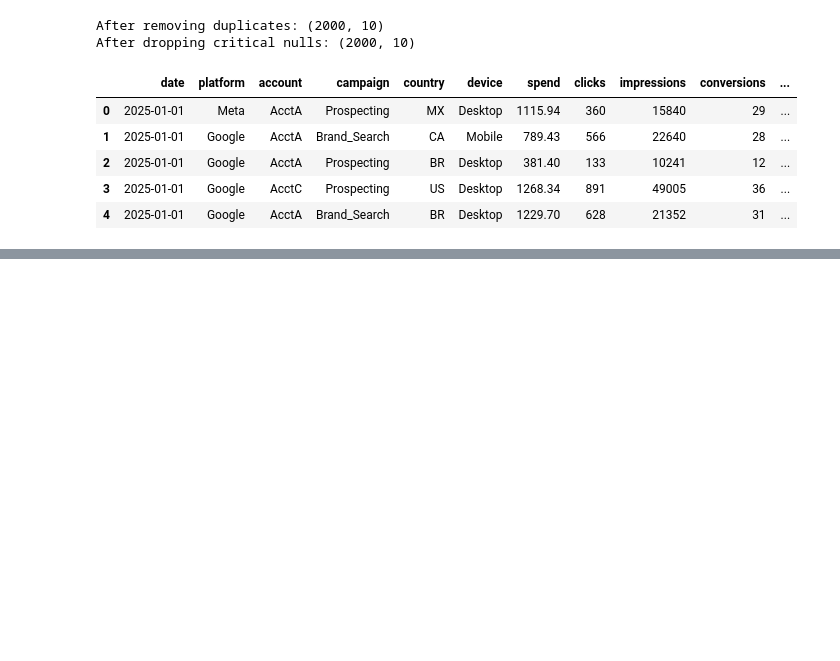
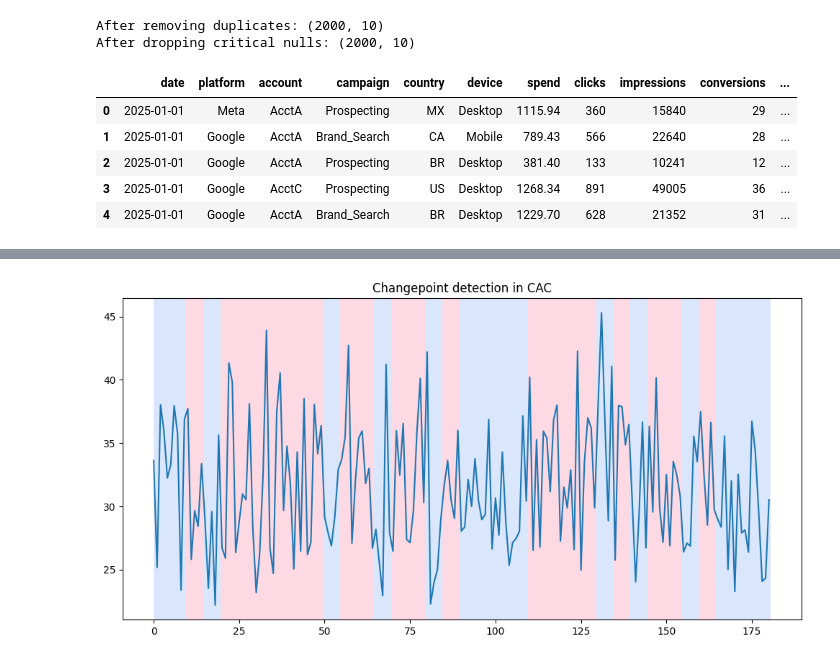
Before and after one commit to octavioeac/ads-spend, a Jupyter notebook: AD_Spend.ipynb, the cells around one changed output, grey strips where cells are left out. Cells and saved outputs as stored; diff of their text form; code cells hidden in the pictures; blank space fills up the shorter version.

```diff
--- a/AD_Spend.ipynb
+++ b/AD_Spend.ipynb
@@ -98,0 +176,13 @@ After dropping critical nulls: (2000, 10)
+# %%
+series = daily["cac"].dropna().values
+
+# Modelo de quiebres (PELT con costo L2)
+model = rpt.Pelt(model="l2").fit(series)
+breaks = model.predict(pen=10)
+
+# Visualizar
+rpt.display(series, breaks, figsize=(10,5))
+plt.title("Changepoint detection in CAC")
+plt.show()
+# %% [output]
+[figure, added]
```
Also changed, not shown: parts of 7 cells of this notebook.
